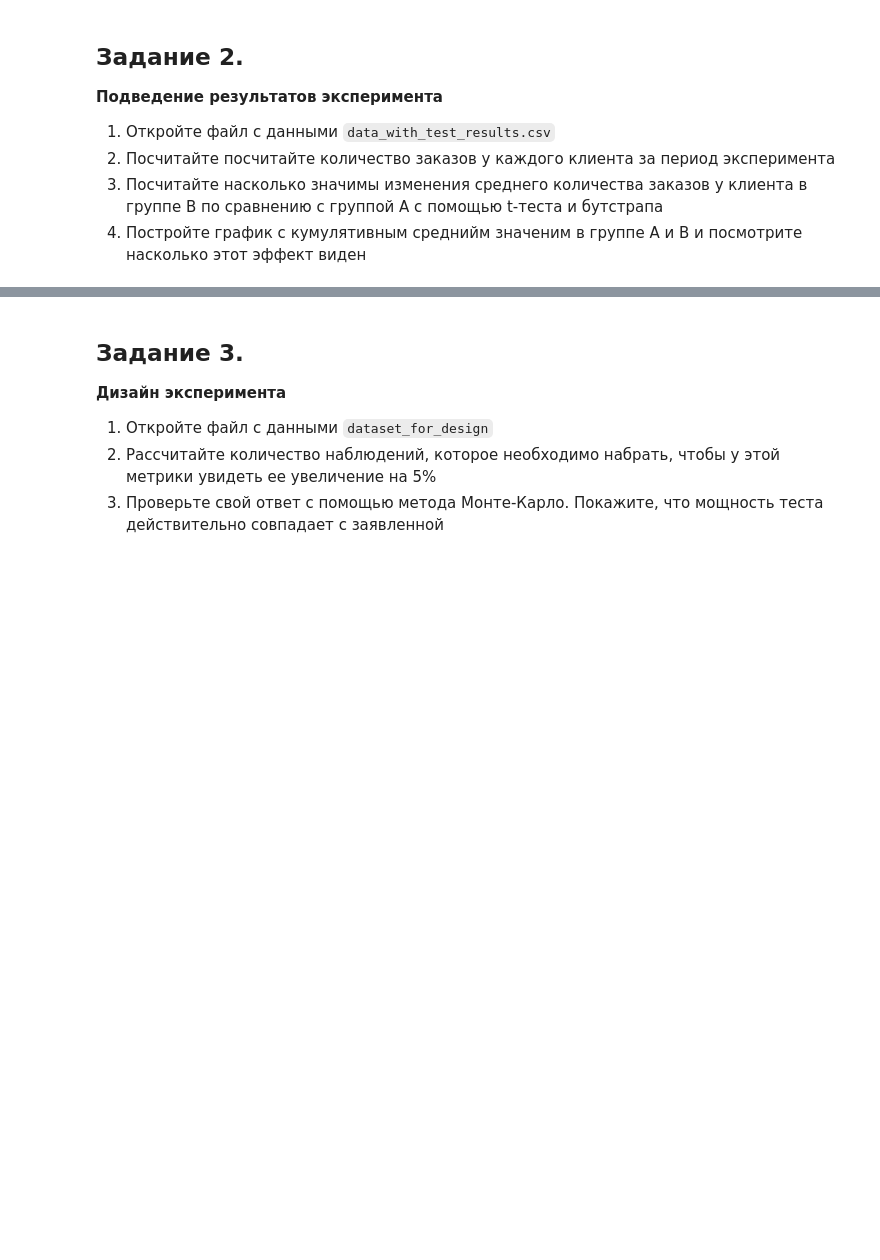
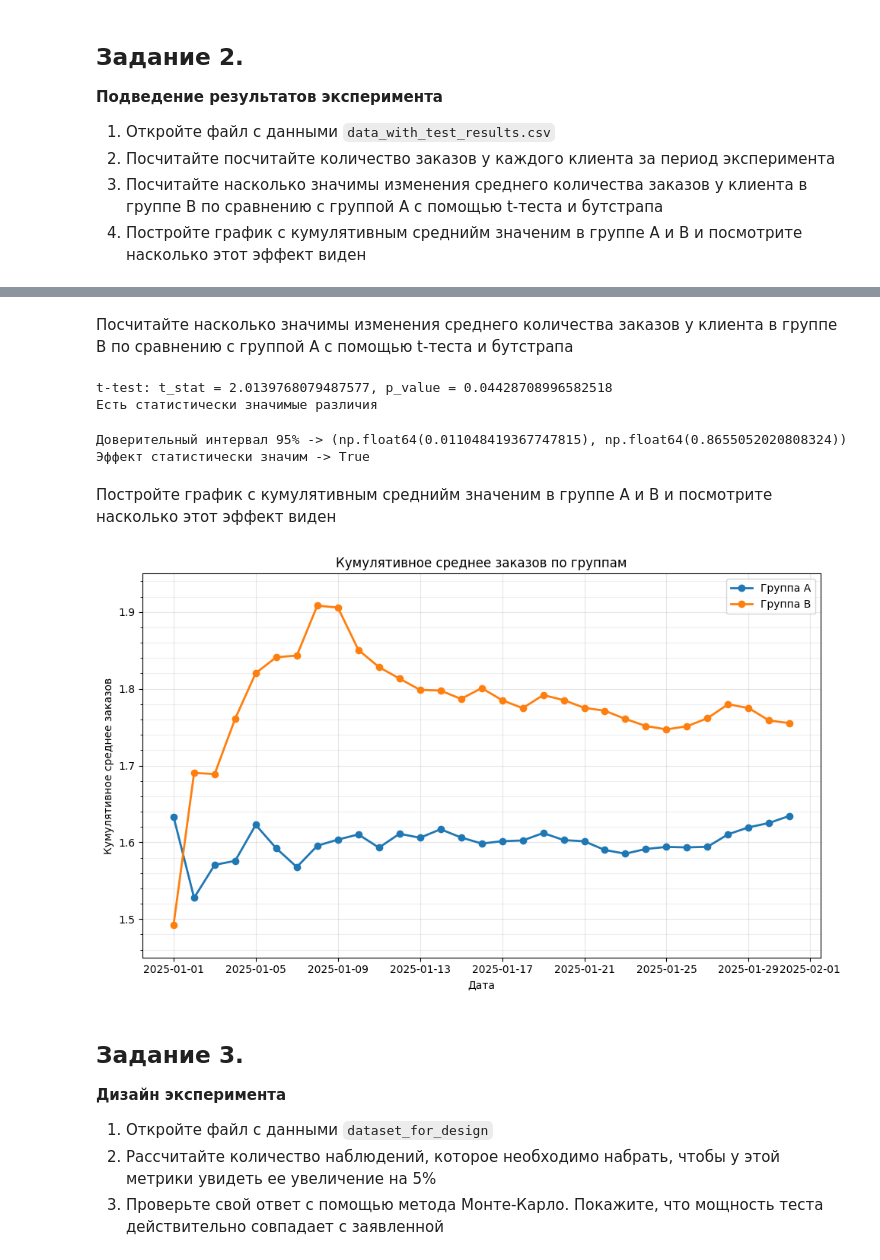
Before and after one commit to Yukkitsune/TBank-Analytics, a Jupyter notebook: Probability theory and mathematical statistics/homework3_statistics.ipynb, the cells around one changed output, grey strips where cells are left out. Saved outputs shown, nothing was run; the diff lists cells and outputs as text; code cells hidden in the pictures; blank space fills up the shorter version.

```diff
--- a/Probability theory and mathematical statistics/homework3_statistics.ipynb
+++ b/Probability theory and mathematical statistics/homework3_statistics.ipynb
@@ -36,3 +120,7 @@ from tqdm import tqdm
 2) Посчитайте посчитайте количество заказов у каждого клиента за период эксперимента
 3) Посчитайте насколько значимы изменения среднего количества заказов у клиента в группе B по сравнению с группой А с помощью t-теста и бутстрапа
 4) Постройте график с кумулятивным среднийм значеним в группе A и B и посмотрите насколько этот эффект виден
+# %%
+DATA_WITH_TEST_RESULTS = '/content/data_with_test_results.csv'
+test_results_df = pd.read_csv(DATA_WITH_TEST_RESULTS, index_col=0)
+test_results_df['order_date'] = pd.to_datetime(test_results_df['order_date'])
@@ -38,0 +164,16 @@ from tqdm import tqdm
+# %% [markdown]
+Посчитайте насколько значимы изменения среднего количества заказов у клиента в группе B по сравнению с группой А с помощью t-теста и бутстрапа
+# %%
+group_a = user_orders_cnt[user_orders_cnt['group'] == 'A'][['user_id','orders_cnt']]
+group_b = user_orders_cnt[user_orders_cnt['group'] == 'B'][['user_id','orders_cnt']]
+alpha = 0.05
+# Так как не уверен в равенстве дисперсий, решил использовать тест Уэлча
+t_stat, p_value = ttest_ind(group_b['orders_cnt'], group_a['orders_cnt'], equal_var=False)
+print(f't-test: t_stat = {t_stat}, p_value = {p_value}')
+if p_value < alpha:
+  print('Есть статистически значимые различия')
+else:
+  print('Нет статистически значимых различий')
+# %% [output]
+t-test: t_stat = 2.0139768079487577, p_value = 0.04428708996582518
+Есть статистически значимые различия
@@ -39,3 +191,45 @@ from tqdm import tqdm
+# %%
+ci, has_effect = bootstrap(group_a['orders_cnt'], group_b['orders_cnt'], lambda x: np.mean(x, axis=1), 1000)
+print(f'Доверительный интервал 95% -> {ci[0], ci[1]}')
+print(f'Эффект статистически значим -> {has_effect}')
+# %% [output]
+Доверительный интервал 95% -> (np.float64(0.011048419367747815), np.float64(0.8655052020808324))
+Эффект статистически значим -> True
+# %% [markdown]
+Постройте график с кумулятивным среднийм значеним в группе A и B и посмотрите насколько этот эффект виден
+# %%
+group_a_dated = (test_results_df[test_results_df['group'] == 'A'].groupby('order_date')
+.agg(total_orders_in_group=('orders_cnt','sum'),
+     unique_users=('user_id','nunique'))
+.reset_index())
+group_a_dated['cumulative_mean'] = (group_a_dated['total_orders_in_group'].cumsum() / group_a_dated['unique_users'].cumsum())
+
+
+group_b_dated = (test_results_df[test_results_df['group'] == 'B'].groupby('order_date')
+.agg(total_orders_in_group=('orders_cnt','sum'),
+     unique_users=('user_id','nunique'))
+.reset_index())
+group_b_dated['cumulative_mean'] = (group_b_dated['total_orders_in_group'].cumsum() / group_b_dated['unique_users'].cumsum())
+# %%
+plt.figure(figsize=(10,6))
+plt.plot(group_a_dated['order_date'], group_a_dated['cumulative_mean'],
+         label='Группа А',linewidth=2, marker='o')
+plt.plot(group_b_dated['order_date'], group_b_dated['cumulative_mean'],
+         label='Группа B', linewidth=2, marker='o')
+plt.title('Кумулятивное среднее заказов по группам')
+plt.xlabel('Дата')
+plt.ylabel('Кумулятивное среднее заказов')
+plt.ylim(1.45,1.95)
+plt.grid(alpha=0.3)
+plt.legend()
+ax = plt.gca()
+ax.yaxis.set_major_locator(MultipleLocator(0.1))
+ax.yaxis.set_minor_locator(MultipleLocator(0.02))
+ax.grid(True, which='minor', alpha=0.2)
+plt.tight_layout()
+plt.show()
+# %% [output]
+[figure, added]
 # %% [markdown]
 ## Задание 3.
 **Дизайн эксперимента**
```
Also changed, not shown: parts of 16 cells of this notebook.
